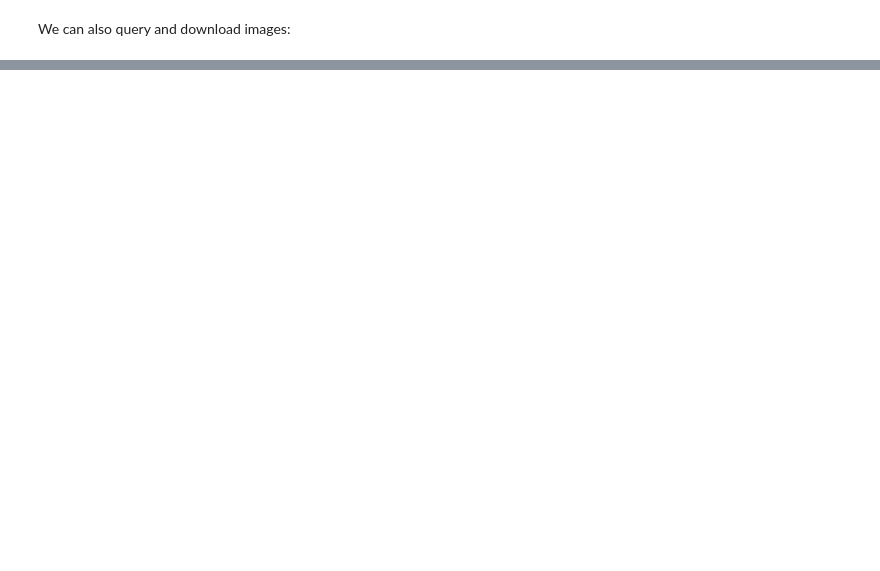
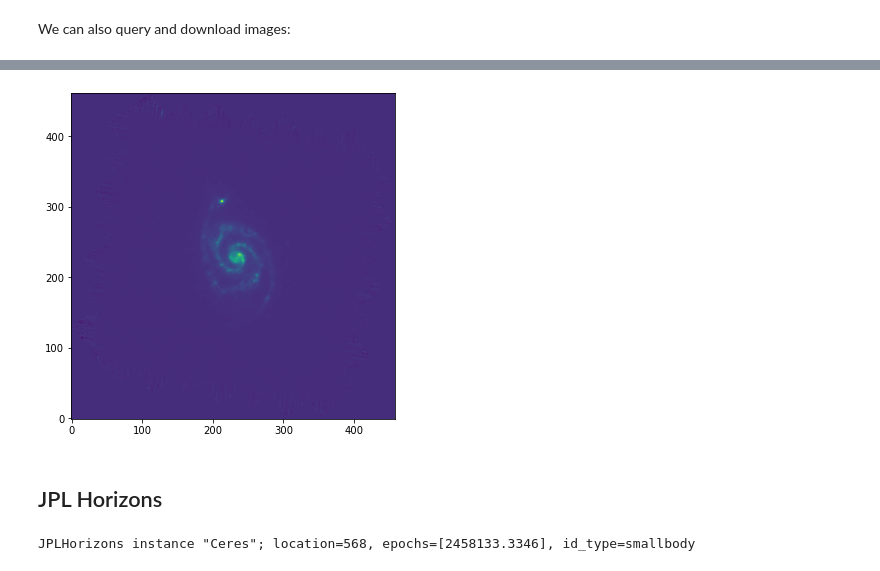
Before and after one commit to maria8ch/ASTR497, a Jupyter notebook: astropy_notebooks/19-astroquery.ipynb, the cells around one changed output, grey strips where cells are left out. Drawn from its saved outputs; the diff is of its cells as text; code cells hidden in the pictures; blank space fills up the shorter version.

```diff
--- a/astropy_notebooks/19-astroquery.ipynb
+++ b/astropy_notebooks/19-astroquery.ipynb
@@ -102,0 +215,2 @@ We can take a look at an example that consists of downloading the 2MASS images f
+# %%
+image = ESASky.get_images("M51", radius=5*u.arcmin, missions=['Herschel'])
@@ -102,0 +248,6 @@ We can take a look at an example that consists of downloading the 2MASS images f
+# %%
+plt.imshow(image['HERSCHEL'][0]['160']['image'].data);
+# %% [output]
+[figure, added]
+# %% [markdown]
+## JPL Horizons
@@ -102,0 +256,5 @@ We can take a look at an example that consists of downloading the 2MASS images f
+# %%
+obj = Horizons(id='Ceres', location='568', epochs=2458133.3346)
+print(obj)
+# %% [output]
+JPLHorizons instance "Ceres"; location=568, epochs=[2458133.3346], id_type=smallbody
```
Also changed, not shown: parts of 18 cells of this notebook.
